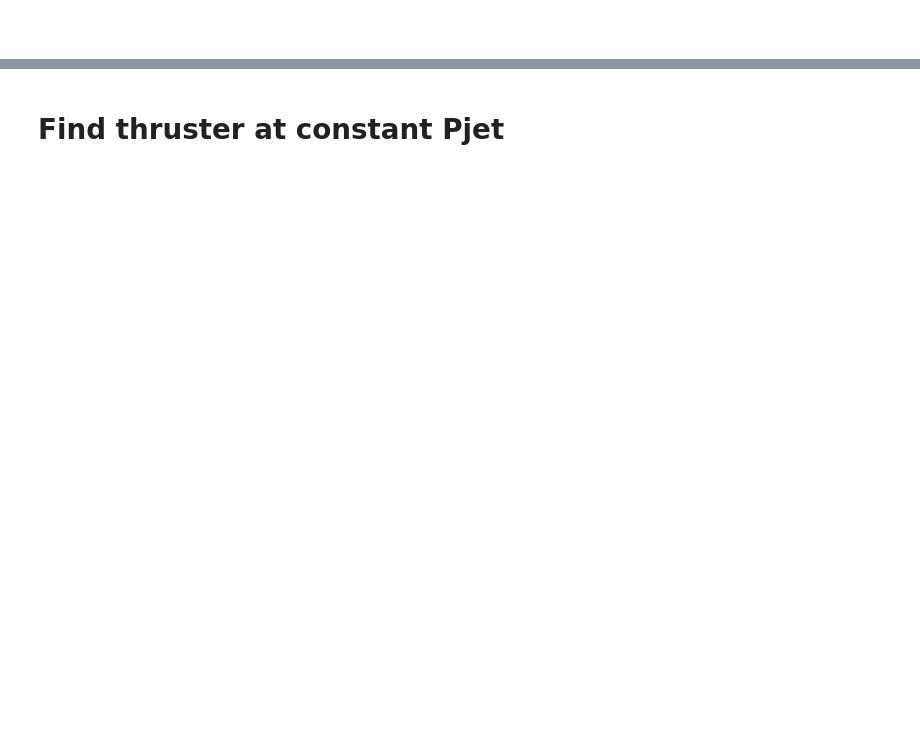
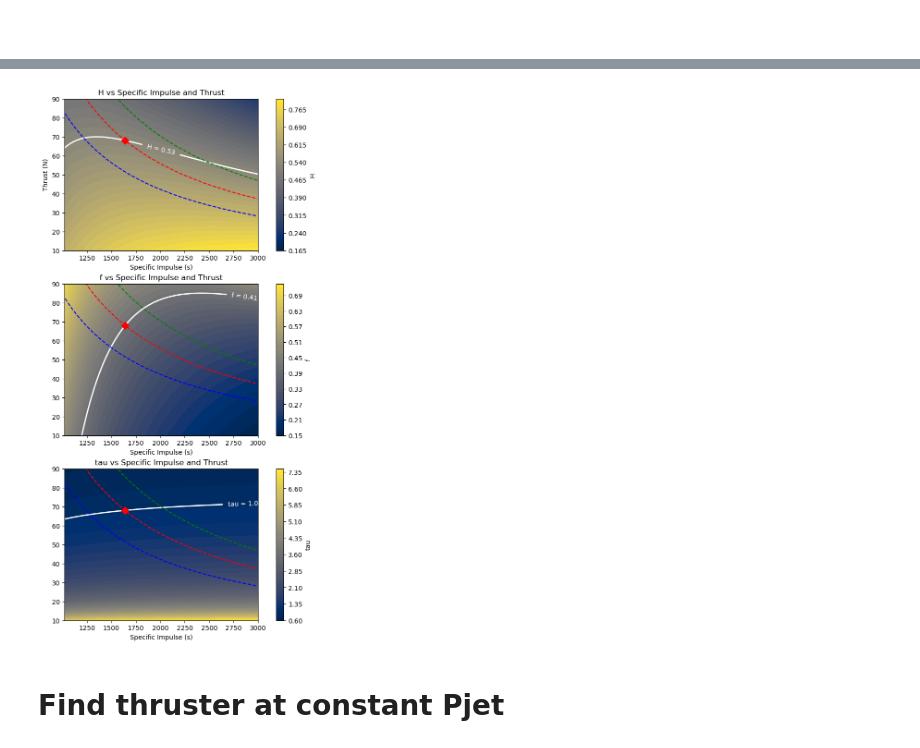
Before and after one commit to Rafid-Ben/Propulsion_optimization, a Jupyter notebook: refueling_analysis.ipynb, the cells around one changed output, grey strips where cells are left out. Drawn from its saved outputs; the diff is of its cells as text; code cells hidden in the pictures; blank space fills up the shorter version.

Commit message:
add contour plot

```diff
--- a/refueling_analysis.ipynb
+++ b/refueling_analysis.ipynb
@@ -500,13 +391,19 @@ alpha=0.08
 eta= 0.46
 m0=366.9 #kg
 tf_smart= 7*30*24*3600 # time of Smart 1 in seconds
-
-
-c_vec=np.arange(10000, 30001, 1000)
-T_vec=np.arange(10e-3, 100e-3, 10e-3)
-
+c_vec=np.arange(10000, 30001, 50)
+T_vec=np.arange(10e-3, 100e-3, 2e-3)
 
 H_matrix, f_matrix, tau_matrix , mp_total,mps = smart1_thruster (c_vec,T_vec,delv,n_segments,alpha,eta,m0,tf_smart)
 
-g_vec=c_vec/9.81
+isp_vec=c_vec/9.81
 T_vec= T_vec*1000 # Conversion to mN
+
+T_arg= np.abs(T_vec - 68).argmin()
+isp_arg= np.abs(isp_vec - 1640).argmin()
+
+T_val= T_vec[T_arg]
+isp_val= isp_vec[isp_arg]
+H_val=H_matrix[isp_arg][T_arg]
+f_val=f_matrix[isp_arg][T_arg]
+tau_val=tau_matrix[isp_arg][T_arg]
@@ -585,2 +410,64 @@ TypeError: Input z must be at least a (2, 2) shaped array, but has shape (1, 21)
+# %%
+# Create the meshgrid
+G, T = np.meshgrid(isp_vec, T_vec)
+
+# Create the figure and subplots
+fig, axs = plt.subplots(3, 1, figsize=(6, 12), constrained_layout=True)
+
+# Plot H_matrix
+contour1 = axs[0].contourf(G, T, H_matrix.T, levels=50, cmap='cividis')  # Use .T to align dimensions
+cbar1 = fig.colorbar(contour1, ax=axs[0])
+cbar1.set_label('H')
+specific_contour1 = axs[0].contour(G, T, H_matrix.T, levels=[H_val], colors='white', linewidths=2)
+axs[0].clabel(specific_contour1, inline=True, fontsize=10, fmt=lambda x: f'H = {H_val:.2f}')
+
+
+curve_P = lambda P_plot: 2*eta*P_plot/9.81*1000 / np.arange(1000, 3000, 10)
+axs[0].plot(np.arange(1000, 3000, 10),curve_P(1190), "r--")
+axs[0].plot(np.arange(1000, 3000, 10),curve_P(1500), "g--")
+axs[0].plot(np.arange(1000, 3000, 10),curve_P(900), "b--")
+
+
+axs[0].plot(1640, 68, 'rD', markersize=8, label='Point (c=1640s, T=68mN)')
+axs[0].set_xlim(1020, 3000)
+axs[0].set_ylim(10, 90)
+axs[0].set_xlabel('Specific Impulse (s)')
+axs[0].set_ylabel('Thrust (N)')
+axs[0].set_title('H vs Specific Impulse and Thrust')
+
+# Plot f_matrix
+contour2 = axs[1].contourf(G, T, f_matrix.T, levels=50, cmap='cividis')  # Use .T to align dimensions
+cbar2 = fig.colorbar(contour2, ax=axs[1])
+cbar2.set_label('f')
+specific_contour2 = axs[1].contour(G, T, f_matrix.T, levels=[f_val], colors='white', linewidths=2)
+axs[1].clabel(specific_contour2, inline=True, fontsize=10, fmt=lambda x: f'f = {f_val:.2f}')
+axs[1].plot(np.arange(1000, 3000, 10),curve_P(1190), "r--")
+axs[1].plot(np.arange(1000, 3000, 10),curve_P(1500), "g--")
+axs[1].plot(np.arange(1000, 3000, 10),curve_P(900), "b--")
+axs[1].plot(1640, 68, 'rD', markersize=8, label='Point (c=1640s, T=68mN)')
+axs[1].set_xlim(1020, 3000)
+axs[1].set_ylim(10, 90)
+axs[1].set_xlabel('Specific Impulse (s)')
+axs[1].set_title('f vs Specific Impulse and Thrust')
+
+# Plot tau_matrix
+contour3 = axs[2].contourf(G, T, tau_matrix.T, levels=50, cmap='cividis')  # Use .T to align dimensions
+cbar3 = fig.colorbar(contour3, ax=axs[2])
+cbar3.set_label('tau')
+specific_contour3 = axs[2].contour(G, T, tau_matrix.T, levels=[tau_val], colors='white', linewidths=2)
+axs[2].clabel(specific_contour3, inline=True, fontsize=10, fmt=lambda x: f'tau = {tau_val:.2f}')
+axs[2].plot(np.arange(1000, 3000, 10),curve_P(1190), "r--")
+axs[2].plot(np.arange(1000, 3000, 10),curve_P(1500), "g--")
+axs[2].plot(np.arange(1000, 3000, 10),curve_P(900), "b--")
+axs[2].plot(1640, 68, 'rD', markersize=8, label='Point (c=1640s, T=68mN)')
+axs[2].set_xlim(1020, 3000)
+axs[2].set_ylim(10, 90)
+axs[2].set_xlabel('Specific Impulse (s)')
+axs[2].set_title('tau vs Specific Impulse and Thrust')
+
+# Show the combined figure
+plt.show()
+# %% [output]
+[figure, added]
 # %% [markdown]
 # Find thruster at constant Pjet
```
Also changed, not shown: parts of 25 cells of this notebook.
